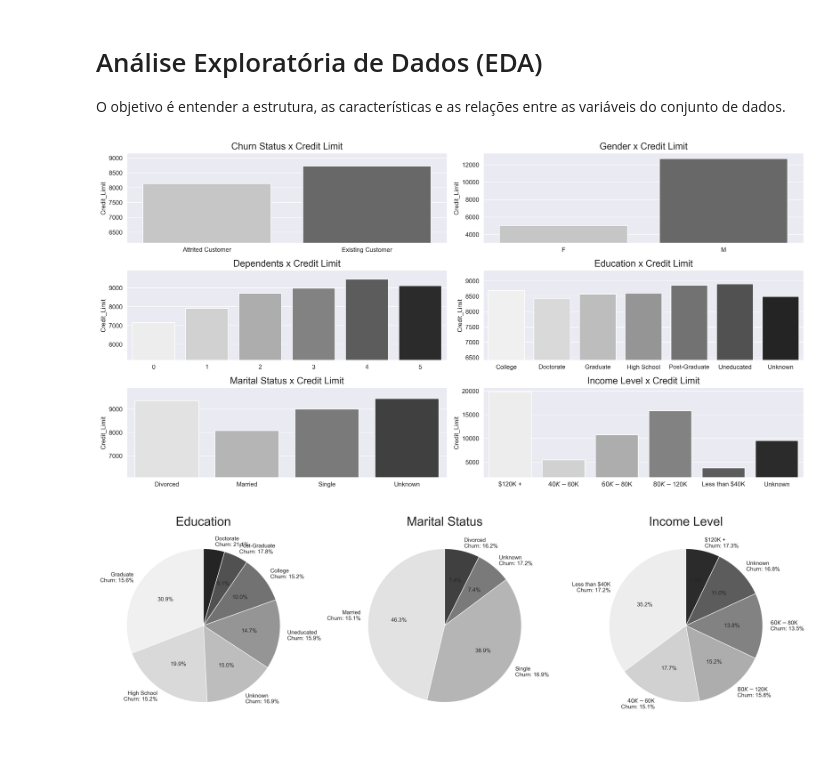
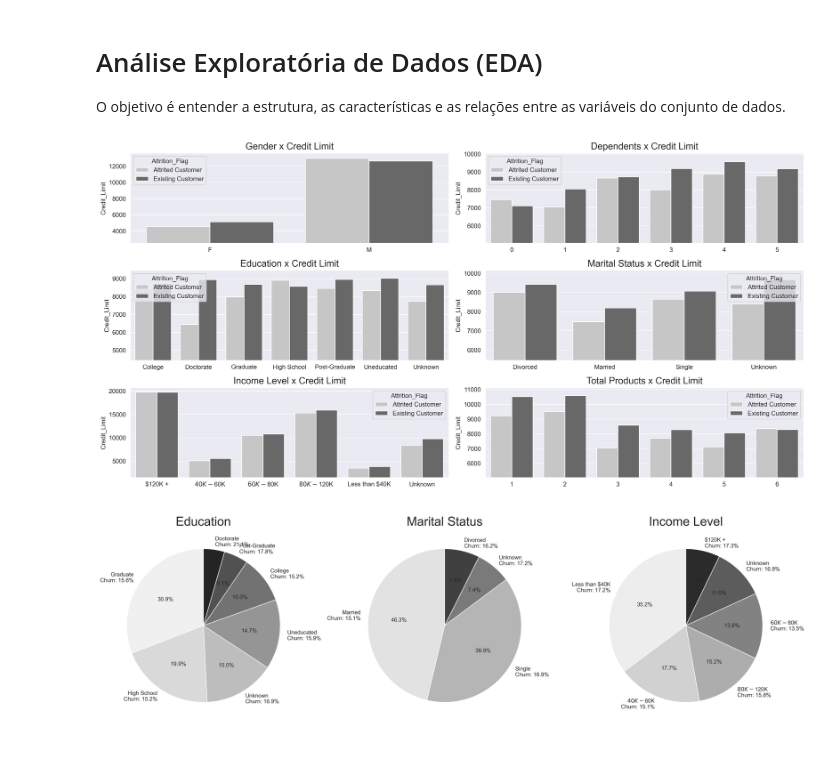
Before and after one commit to Ang3k/Exploracao-Preditiva-de-Dados-para-Churn-de-Clientes-Bancarios-com-Machine-Learning, a Jupyter notebook: Project_Prototype.ipynb, the cells around one changed output. Cells and saved outputs as stored; diff of their text form; code cells hidden in the pictures.

Commit message:
atualização no primeiro plot

```diff
--- a/Project_Prototype.ipynb
+++ b/Project_Prototype.ipynb
@@ -63,27 +61,26 @@ def tranformador_titulo(titulo : str) -> str:
     return lista_titulos[index]
 # %%
 # Colunas de interesse para o gráfico de barras
-bar_credito = ['Attrition_Flag', 'Gender', 'Dependent_count',
-                'Education_Level', 'Marital_Status', 'Income_Category']
+bar_credito = ['Gender', 'Dependent_count', 'Education_Level', 'Marital_Status', 'Income_Category', 'Total_Relationship_Count']
 
 fig, axs = plt.subplots(3, 2, figsize=(16, 8), dpi=300)
 axs = axs.flatten()
 
 for idx, col in enumerate(bar_credito):
-    # Extraindo a média de limite do cartão em relação a cada coluna
-    groupby_col = df.groupby(col)["Credit_Limit"].mean().reset_index()
-    sns.barplot(data=groupby_col, x=col, y="Credit_Limit", palette="Greys", ax=axs[idx])
+    groupby_col = df.groupby([col, 'Attrition_Flag'])["Credit_Limit"].mean().reset_index()
+    sns.barplot(data=groupby_col, x=col, y="Credit_Limit", hue='Attrition_Flag', palette="Greys", ax=axs[idx])
+
     placeholder = groupby_col["Credit_Limit"]
 
     # Definindo um limite mínimo de visibilidade no gráfico
     axs[idx].set_ylim(placeholder.min() - 2000)
     axs[idx].set_xlabel("")
     axs[idx].set_title(f"{tranformador_titulo(col)} x Credit Limit", fontsize=15)
 
 plt.tight_layout()
 plt.show()
 # %% [output]
-[figure, old version]
+[figure, new version]
 # %%
 colunas_contagem = ["Education_Level", "Marital_Status", "Income_Category"]
 
```
Also changed, not shown: parts of 1 cell of this notebook.
